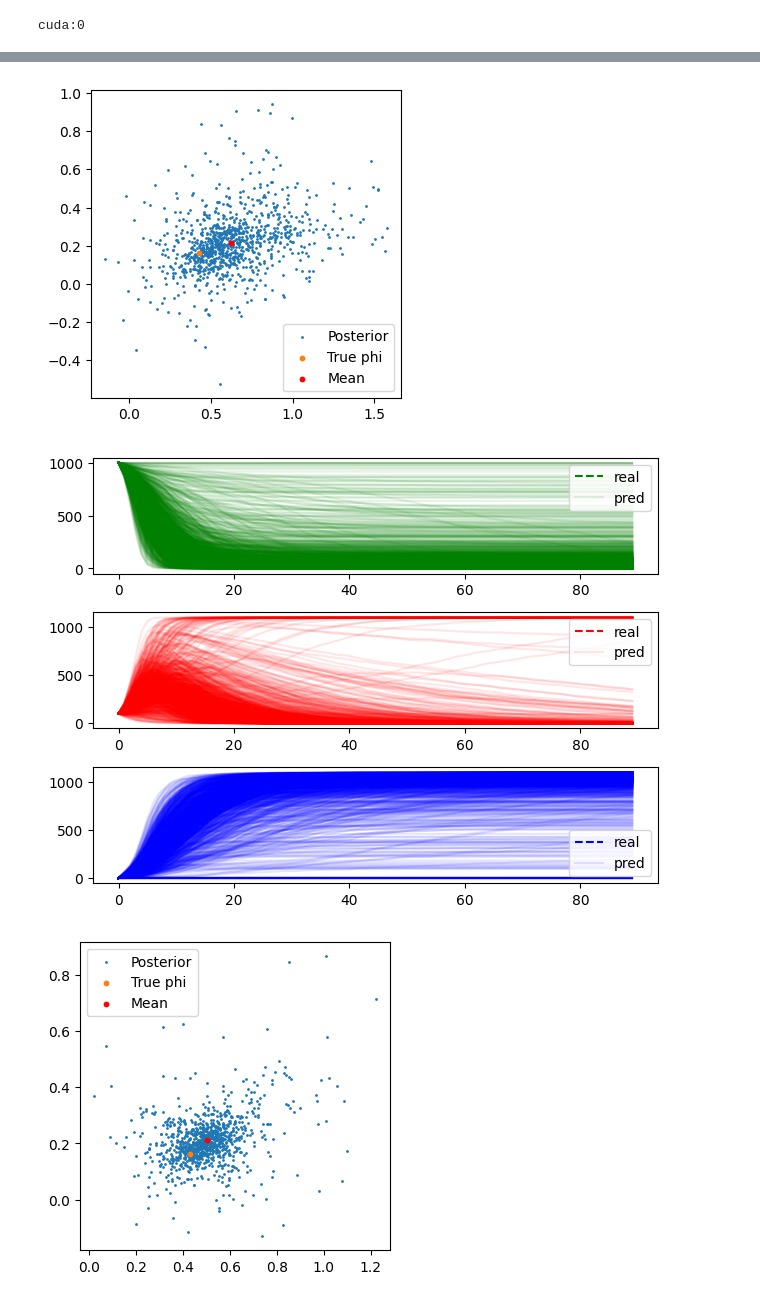
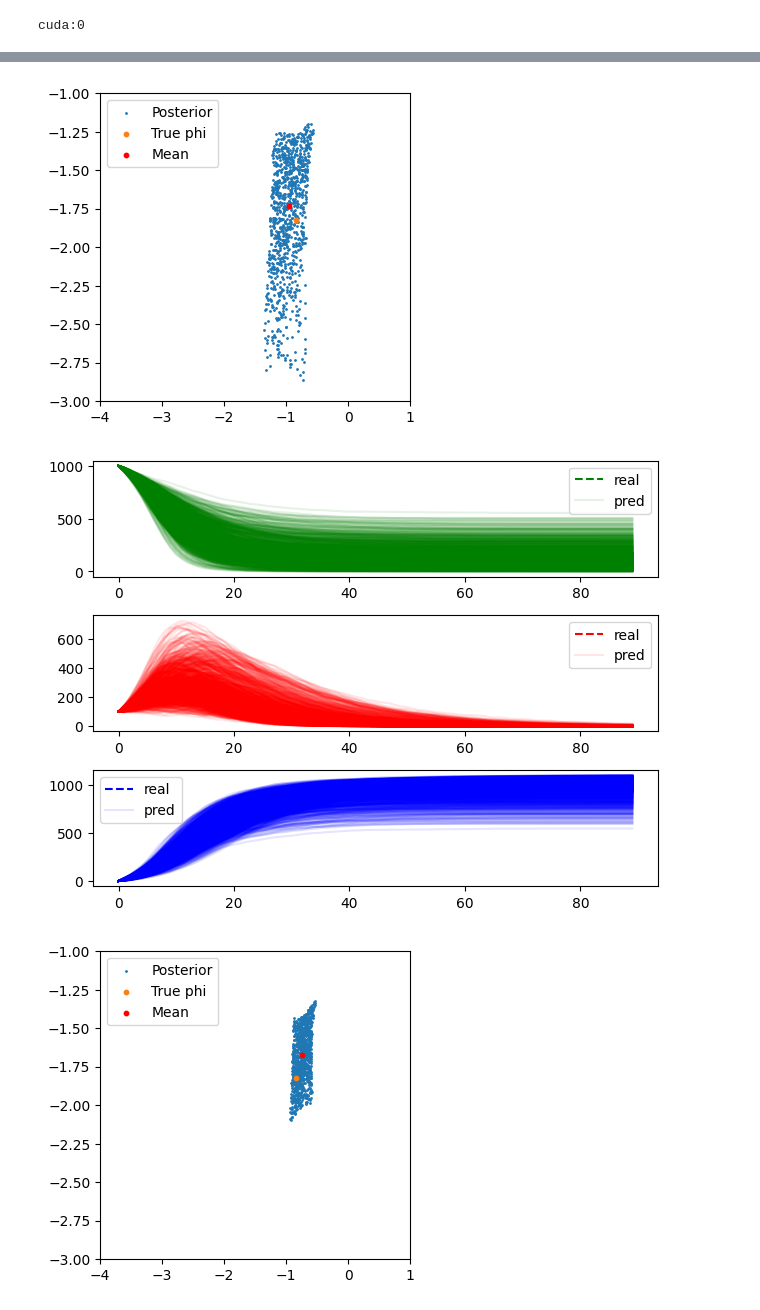
Before and after one commit to nidropakshin2/Amortized-learning, a Jupyter notebook: notebooks/SIR_sfmpe.ipynb, the cells around one changed output, grey strips where cells are left out. Cells and saved outputs as stored; diff of their text form; code cells hidden in the pictures.

```diff
--- a/notebooks/SIR_sfmpe.ipynb
+++ b/notebooks/SIR_sfmpe.ipynb
@@ -32,7 +32,7 @@ def sample_prior(B, device=None):
 
 
 def sample_init_dist(B, device=None):
-    return torch.randn(size=(B, 2)).to(device)
+    return torch.rand(size=(B, 2)).to(device)
 
 
 samples = sample_log_uniform(0.01, 10.0, (100_000,))
@@ -201,7 +319,7 @@ def train(model,
 
     for i in range(epochs+1):
         if dataset is None:
-            phi_1 = sample_prior(1000).to(device)
+            phi_1 = sample_prior(10000).to(device)
         else:
             phi_1 = dataset.squeeze(0)
         x = simulate(phi_1, sir, T_max).to(device)
@@ -222,6 +340,7 @@ def train(model,
             torch.save(model.state_dict(), path)
 
         if show_loss and i % show_every == 0:
+            validate(phi, model, summary)#, plot=True, log_scale=True, xlim=[-4, 1], ylim=[-3, -1])
             print(f"Epoch: {i}, Loss: {losses[i]:.4f}")#, Time: {(time.time() - s):.2f}")
 
         optimizer.zero_grad()
@@ -276,7 +395,7 @@ losses = pipeline(simple_model,
                   optimizer,
                   sim_parameters,
                   train_model=True,
-                  epochs=1000,
-                  show_every=100)
+                  epochs=10000,
+                  show_every=500)
 # %% [output]
 tensor([[0.4284, 0.1615]], device='cuda:0')
@@ -433,12 +452,12 @@ def seq_pipeline(x,
                        path=path,
                        epochs=epochs,
                        show_every=show_every)
-        validate(phi, model, summary, plot=True)
+        validate(phi, model, summary, plot=True, log_scale=True, xlim=[-4, 1], ylim=[-3, -1])
 
         s = summary(x).to(device)
         for i in range(runs - 1):
             print(f"Round {i+2}")
-            dataset = fast_sample_posterior(model, s, n_samples=dataset_size)
+            dataset = 1.5 * fast_sample_posterior(model, s, n_samples=dataset_size)
             losses += train(model,
                             summary,
                             sim_parameters,
@@ -448,7 +467,7 @@ def seq_pipeline(x,
                             path=path,
                             epochs=epochs,
                             show_every=show_every)
-            validate(phi, model, summary, plot=True)
+            validate(phi, model, summary, plot=True, log_scale=True, xlim=[-4, 1], ylim=[-3, -1])
         return losses, dataset
 
     else:
@@ -471,6 +490,5 @@ losses, dataset = seq_pipeline(x,
                       runs=10,
                       epochs=1000,
                       show_every=200)
-plt.plot(losses)
 # %% [output]
 Round 1
@@ -494,3 +511,3 @@ True: tensor([0.4284, 0.1615]), Mean: tensor([0.4329, 0.1719]), STD: tensor([0.0
-[figure, old version]
+[figure, new version]
-[figure, old version]
+[figure, new version]
-[figure, old version]
+[figure, new version]
```
Also changed, not shown: parts of 12 cells of this notebook.
